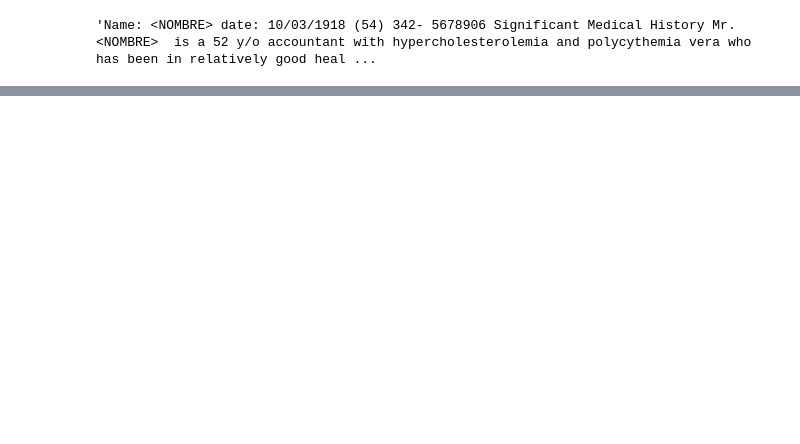
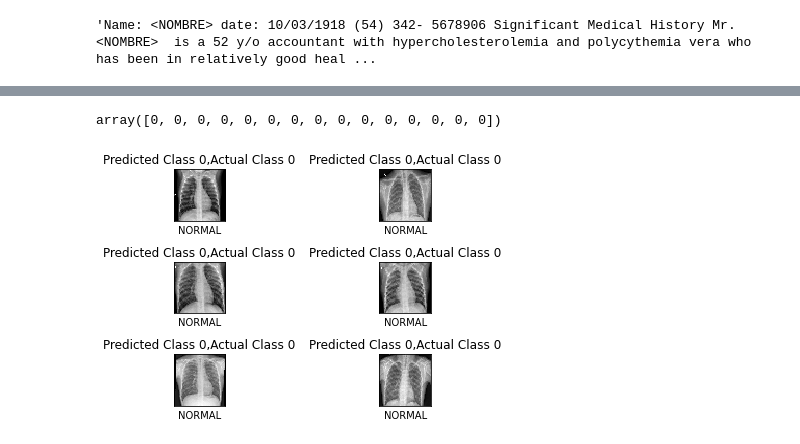
Before and after one commit to Morilla123/Spacy_ViT_Test, a Jupyter notebook: Copia_de_Transformers_medicina_extraccion.ipynb, the cells around one changed output, grey strips where cells are left out. Saved outputs shown, nothing was run; the diff lists cells and outputs as text; code cells hidden in the pictures; blank space fills up the shorter version.

```diff
--- a/Copia_de_Transformers_medicina_extraccion.ipynb
+++ b/Copia_de_Transformers_medicina_extraccion.ipynb
@@ -180,0 +292,9 @@ text_anon
+# %%
+X_train = X_train.reshape(-1, IMG_SIZE, IMG_SIZE, 1)
+y_train = np.array(y_train)
+
+X_val = X_val.reshape(-1, IMG_SIZE, IMG_SIZE, 1)
+y_val = np.array(y_val)
+
+X_test = X_test.reshape(-1, IMG_SIZE, IMG_SIZE, 1)
+y_test = np.array(y_test)
@@ -180,0 +335,5 @@ text_anon
+# %%
+%%capture
+model.compile(loss="binary_crossentropy", optimizer="adam", metrics=["accuracy"])
+history = model.fit(X_train, y_train, epochs=25, validation_data=(X_val, y_val), shuffle=True)
+scores = model.evaluate(X_test, y_test)
@@ -180,0 +368,23 @@ text_anon
+# %%
+predict_x=model.predict(X_test)
+prediction=np.argmax(predict_x,axis=1)
+prediction[:15]
+# %% [output]
+array([0, 0, 0, 0, 0, 0, 0, 0, 0, 0, 0, 0, 0, 0, 0])
+# %%
+correct = np.nonzero(prediction == y_test)[0]
+incorrect = np.nonzero(prediction != y_test)[0]
+# %%
+# correc
+j = 0
+for i in correct[:6]:
+    plt.subplot(3,2,j+1)
+    plt.xticks([])
+    plt.yticks([])
+    plt.imshow(X_test[i].reshape(50,50), cmap="gray", interpolation='none')
+    plt.title("Predicted Class {},Actual Class {}".format(prediction[i], y_test[i]))
+    plt.xlabel(labels[prediction[i]])
+    plt.tight_layout()
+    j += 1
+# %% [output]
+[figure, added]
```
Also changed, not shown: parts of 59 cells of this notebook.
